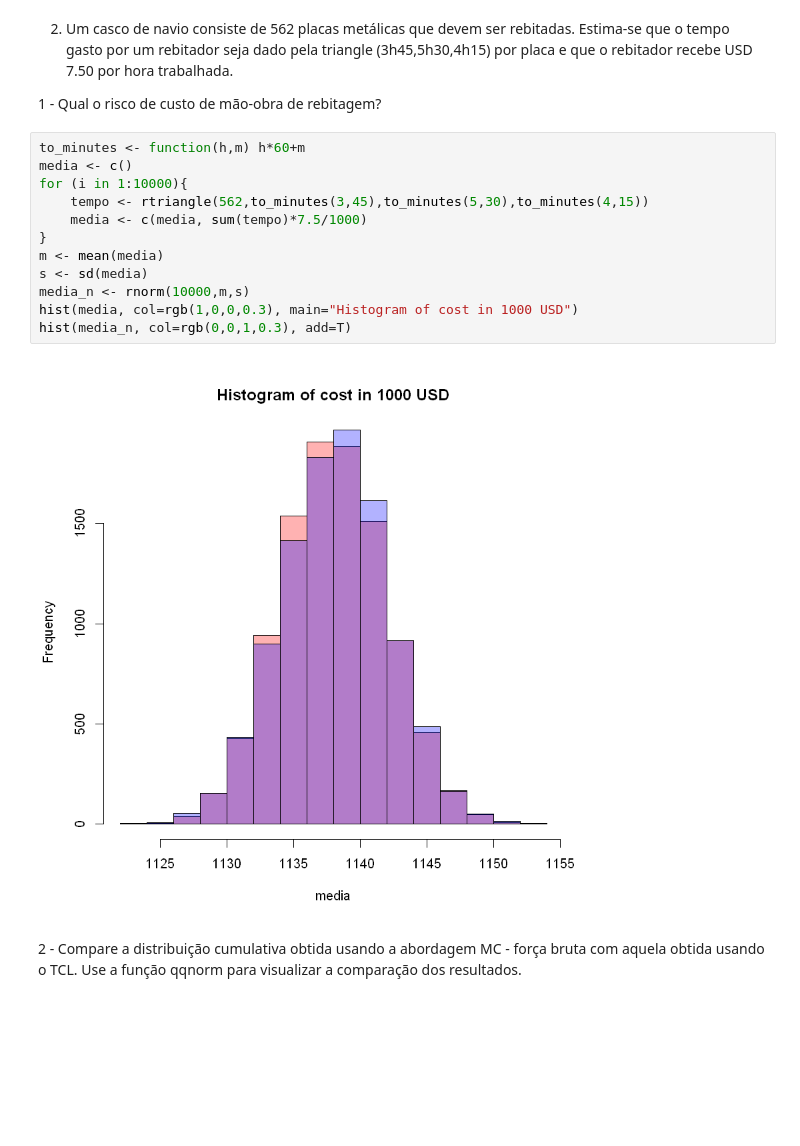
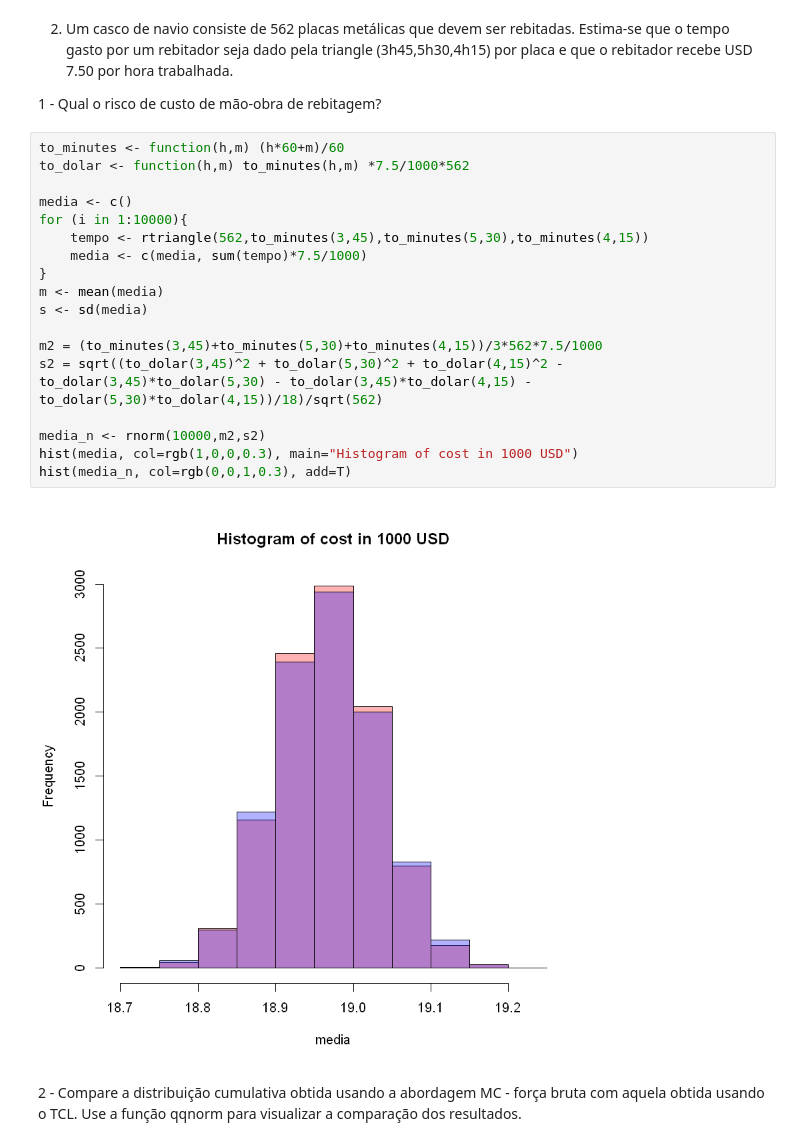
Before and after one commit to lfkopp/PPGI, a Jupyter notebook: ANALISE-RISCO/lista_4/lista_4.ipynb, the cells around one changed output. Saved outputs shown, nothing was run; the diff lists cells and outputs as text; blank space fills up the shorter version.

```diff
--- a/ANALISE-RISCO/lista_4/lista_4.ipynb
+++ b/ANALISE-RISCO/lista_4/lista_4.ipynb
@@ -83,19 +111,25 @@ qqline(frota3, col="green")
 
 1 - Qual o risco de custo de mão-obra de rebitagem?
 # %%
-to_minutes <- function(h,m) h*60+m
+to_minutes <- function(h,m) (h*60+m)/60
+to_dolar <- function(h,m) to_minutes(h,m) *7.5/1000*562
+
 media <- c()
 for (i in 1:10000){
     tempo <- rtriangle(562,to_minutes(3,45),to_minutes(5,30),to_minutes(4,15))
     media <- c(media, sum(tempo)*7.5/1000)
 }
 m <- mean(media)
 s <- sd(media)
-media_n <- rnorm(10000,m,s)
+
+m2 = (to_minutes(3,45)+to_minutes(5,30)+to_minutes(4,15))/3*562*7.5/1000
+s2 = sqrt((to_dolar(3,45)^2 + to_dolar(5,30)^2 + to_dolar(4,15)^2 - to_dolar(3,45)*to_dolar(5,30) - to_dolar(3,45)*to_dolar(4,15) - to_dolar(5,30)*to_dolar(4,15))/18)/sqrt(562)
+
+media_n <- rnorm(10000,m2,s2)
 hist(media, col=rgb(1,0,0,0.3), main="Histogram of cost in 1000 USD")
 hist(media_n, col=rgb(0,0,1,0.3), add=T)
 # %% [output]
-[figure, old version]
+[figure, new version]
 # %% [markdown]
 2 - Compare a distribuição cumulativa obtida usando a abordagem MC - força bruta com aquela obtida usando o TCL. Use a função qqnorm para visualizar a comparação dos resultados.
 # %%
```
Also changed, not shown: parts of 11 cells of this notebook, 1 other file.
